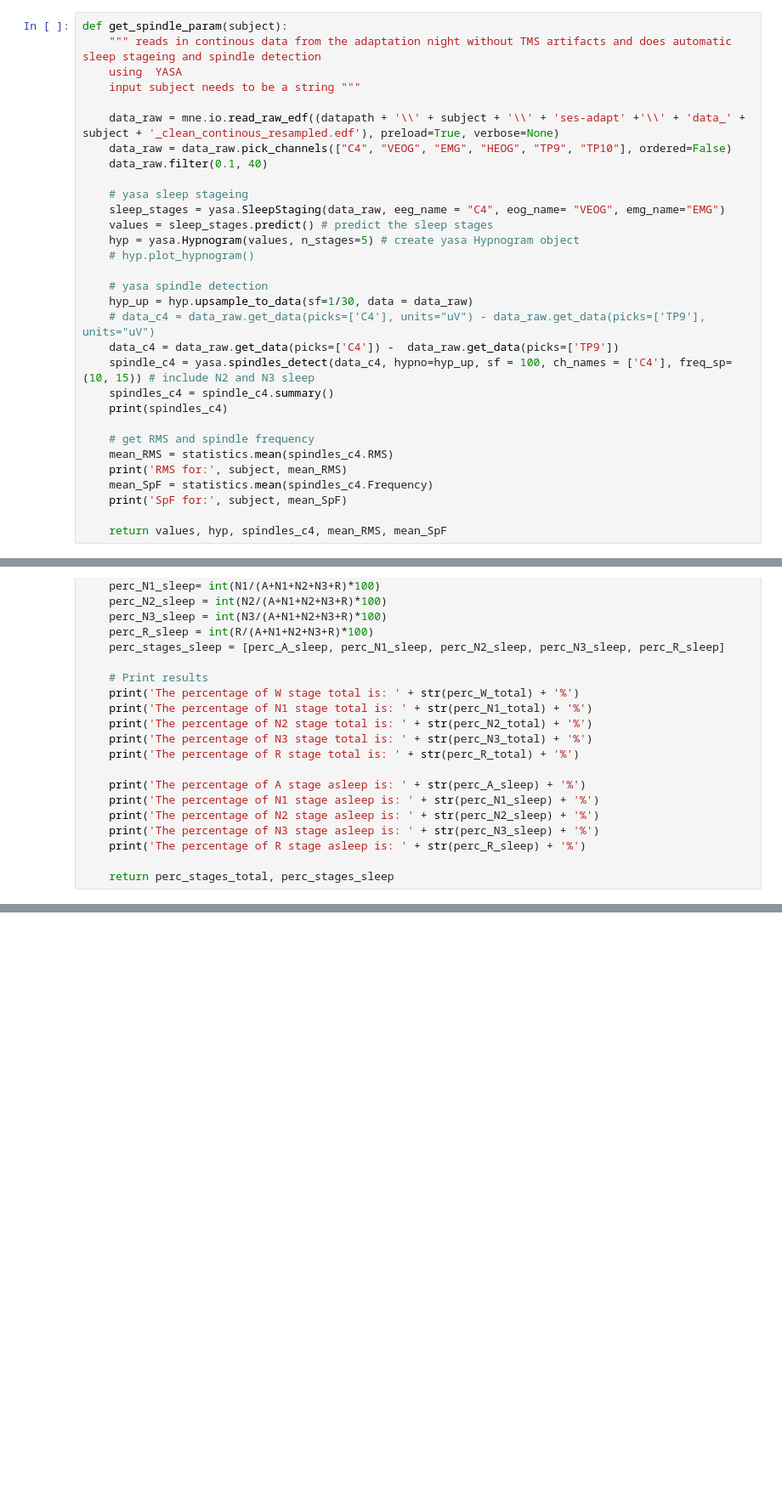
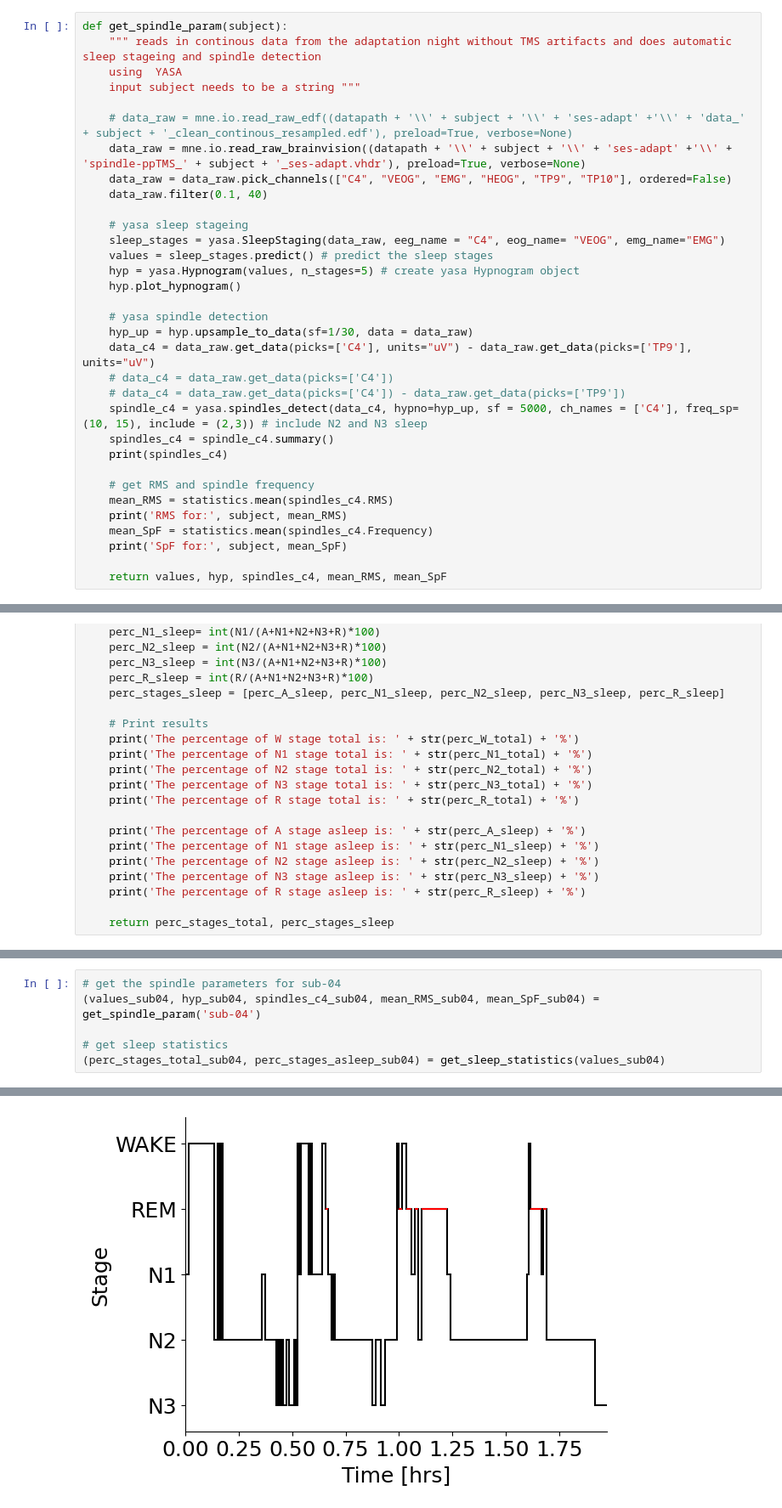
Before and after one commit to sianna338/scripts_oscillatory_coupling_analysis, a Jupyter notebook: spindle_ppTMS_yasa_all_subs.ipynb, the cells around one changed output, grey strips where cells are left out. Shown at 85% size. Drawn from its saved outputs; the diff is of its cells as text; blank space fills up the shorter version.

```diff
--- a/spindle_ppTMS_yasa_all_subs.ipynb
+++ b/spindle_ppTMS_yasa_all_subs.ipynb
@@ -16,7 +16,8 @@ def get_spindle_param(subject):
     using  YASA
     input subject needs to be a string """
 
-    data_raw = mne.io.read_raw_edf((datapath + '\\' + subject + '\\' + 'ses-adapt' +'\\' + 'data_' + subject + '_clean_continous_resampled.edf'), preload=True, verbose=None)
+    # data_raw = mne.io.read_raw_edf((datapath + '\\' + subject + '\\' + 'ses-adapt' +'\\' + 'data_' + subject + '_clean_continous_resampled.edf'), preload=True, verbose=None)
+    data_raw = mne.io.read_raw_brainvision((datapath + '\\' + subject + '\\' + 'ses-adapt' +'\\' + 'spindle-ppTMS_' + subject + '_ses-adapt.vhdr'), preload=True, verbose=None)
     data_raw = data_raw.pick_channels(["C4", "VEOG", "EMG", "HEOG", "TP9", "TP10"], ordered=False)
     data_raw.filter(0.1, 40)
 
@@ -24,13 +25,14 @@ def get_spindle_param(subject):
     sleep_stages = yasa.SleepStaging(data_raw, eeg_name = "C4", eog_name= "VEOG", emg_name="EMG")
     values = sleep_stages.predict() # predict the sleep stages
     hyp = yasa.Hypnogram(values, n_stages=5) # create yasa Hypnogram object
-    # hyp.plot_hypnogram()
+    hyp.plot_hypnogram()
 
     # yasa spindle detection
     hyp_up = hyp.upsample_to_data(sf=1/30, data = data_raw)
-    # data_c4 = data_raw.get_data(picks=['C4'], units="uV") - data_raw.get_data(picks=['TP9'], units="uV")
-    data_c4 = data_raw.get_data(picks=['C4']) -  data_raw.get_data(picks=['TP9'])
-    spindle_c4 = yasa.spindles_detect(data_c4, hypno=hyp_up, sf = 100, ch_names = ['C4'], freq_sp=(10, 15)) # include N2 and N3 sleep
+    data_c4 = data_raw.get_data(picks=['C4'], units="uV") - data_raw.get_data(picks=['TP9'], units="uV")
+    # data_c4 = data_raw.get_data(picks=['C4'])
+    # data_c4 = data_raw.get_data(picks=['C4']) - data_raw.get_data(picks=['TP9'])
+    spindle_c4 = yasa.spindles_detect(data_c4, hypno=hyp_up, sf = 5000, ch_names = ['C4'], freq_sp=(10, 15), include = (2,3)) # include N2 and N3 sleep
     spindles_c4 = spindle_c4.summary()
     print(spindles_c4)
 
@@ -200,0 +209,7 @@ The percentage of R stage asleep is: 0%
+# %%
+# get the spindle parameters for sub-04
+(values_sub04, hyp_sub04, spindles_c4_sub04, mean_RMS_sub04, mean_SpF_sub04) = get_spindle_param('sub-04')
+
+# get sleep statistics
+(perc_stages_total_sub04, perc_stages_asleep_sub04) = get_sleep_statistics(values_sub04)
+# %% [output]
@@ -200,0 +255 @@ The percentage of R stage asleep is: 0%
+[figure, added]
```
Also changed, not shown: parts of 5 cells of this notebook, 2 other files.
